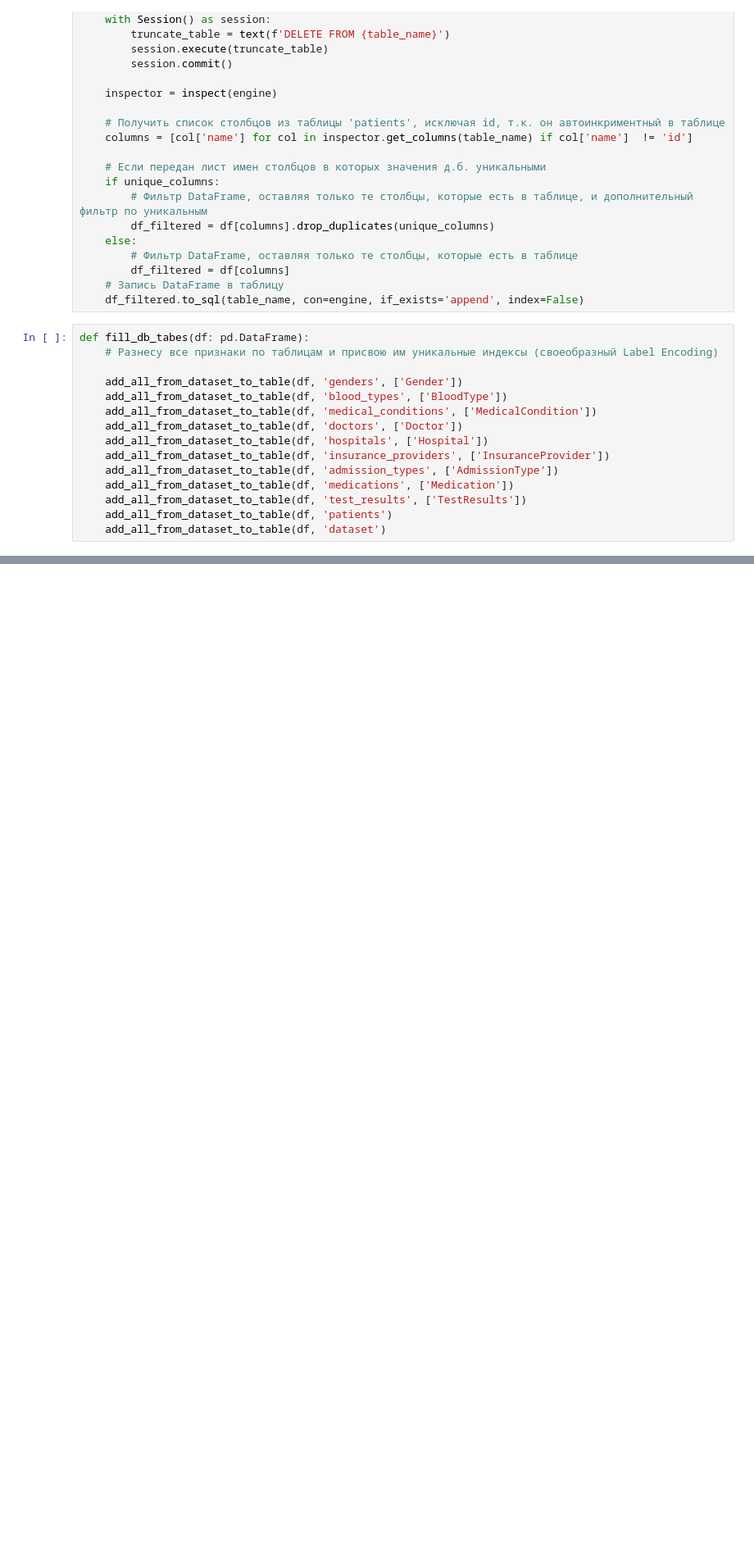
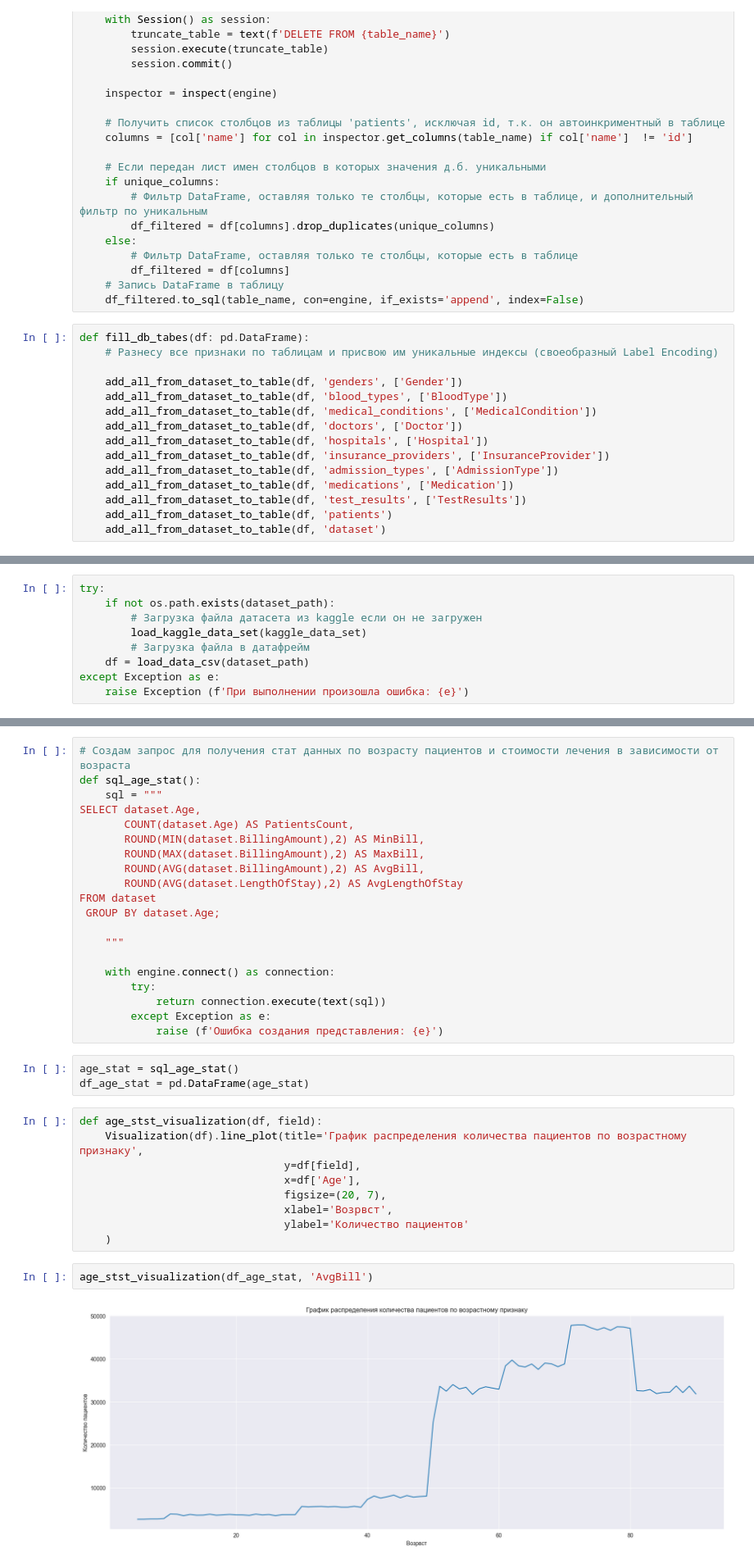
Before and after one commit to mr-Dmitri/BELHARD_DataScience_BaseLevel_DZ-3, a Jupyter notebook: DZ-3.ipynb, the cells around one changed output, grey strips where cells are left out. Shown: that part at 82% size. Saved outputs shown, nothing was run; the diff lists cells and outputs as text; blank space fills up the shorter version.

```diff
--- a/DZ-3.ipynb
+++ b/DZ-3.ipynb
@@ -416,0 +403,9 @@ def get_hospital_patients(hospitals : list):
+# %%
+try:
+    if not os.path.exists(dataset_path):
+        # Загрузка файла датасета из kaggle если он не загружен
+        load_kaggle_data_set(kaggle_data_set)
+        # Загрузка файла в датафрейм
+    df = load_data_csv(dataset_path)
+except Exception as e:
+    raise Exception (f'При выполнении произошла ошибка: {e}')
@@ -513,0 +541,36 @@ def correlation_visualization(df):
+# %%
+# Создам запрос для получения стат данных по возрасту пациентов и стоимости лечения в зависимости от возраста
+def sql_age_stat():
+    sql = """
+SELECT dataset.Age,
+       COUNT(dataset.Age) AS PatientsCount,
+       ROUND(MIN(dataset.BillingAmount),2) AS MinBill,
+       ROUND(MAX(dataset.BillingAmount),2) AS MaxBill,
+       ROUND(AVG(dataset.BillingAmount),2) AS AvgBill,
+       ROUND(AVG(dataset.LengthOfStay),2) AS AvgLengthOfStay
+FROM dataset
+ GROUP BY dataset.Age;
+
+    """
+
+    with engine.connect() as connection:
+        try:
+            return connection.execute(text(sql))
+        except Exception as e:
+            raise (f'Ошибка создания представления: {e}')
+# %%
+age_stat = sql_age_stat()
+df_age_stat = pd.DataFrame(age_stat)
+# %%
+def age_stst_visualization(df, field):
+    Visualization(df).line_plot(title='График распределения количества пациентов по возрастному признаку',
+                                y=df[field],
+                                x=df['Age'],
+                                figsize=(20, 7),
+                                xlabel='Возрвст',
+                                ylabel='Количество пациентов'
+    )
+# %%
+age_stst_visualization(df_age_stat, 'AvgBill')
+# %% [output]
+[figure, added]
```
Also changed, not shown: parts of 27 cells of this notebook.
